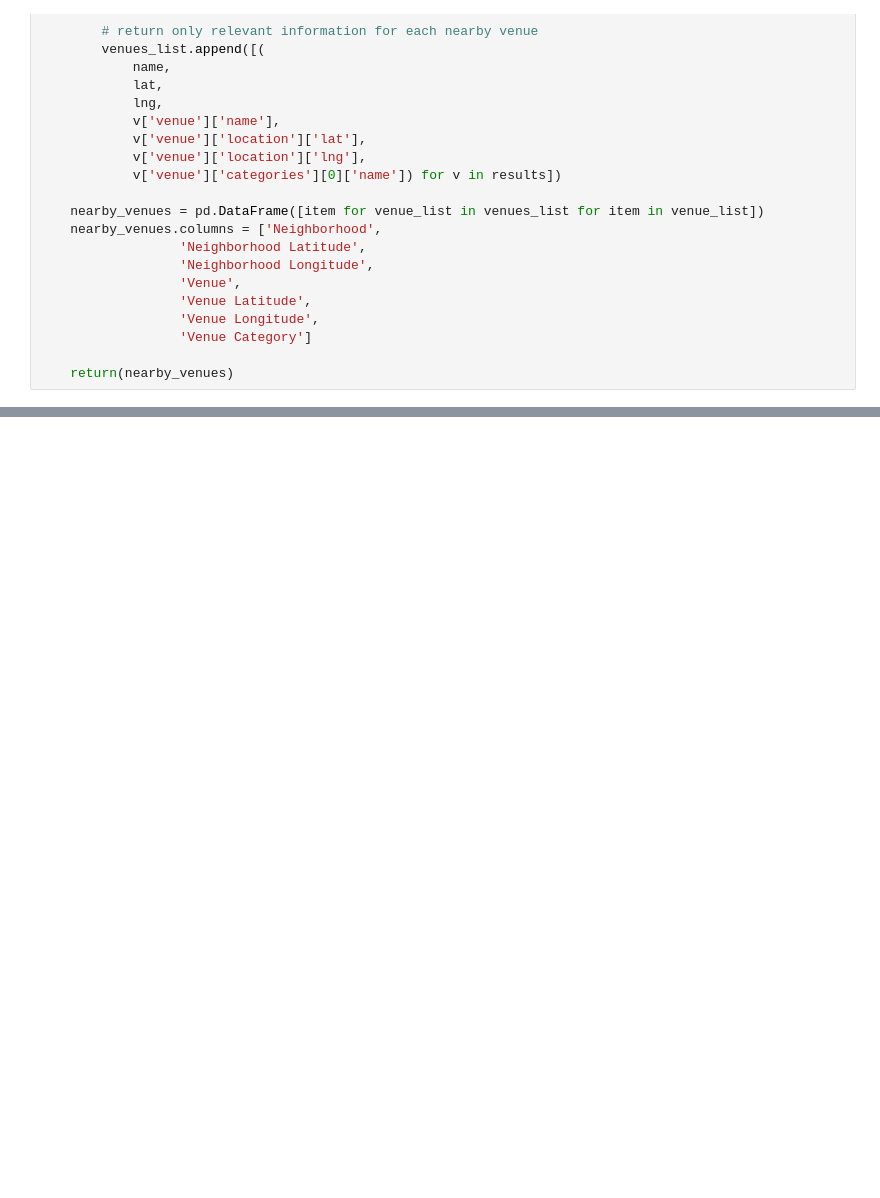
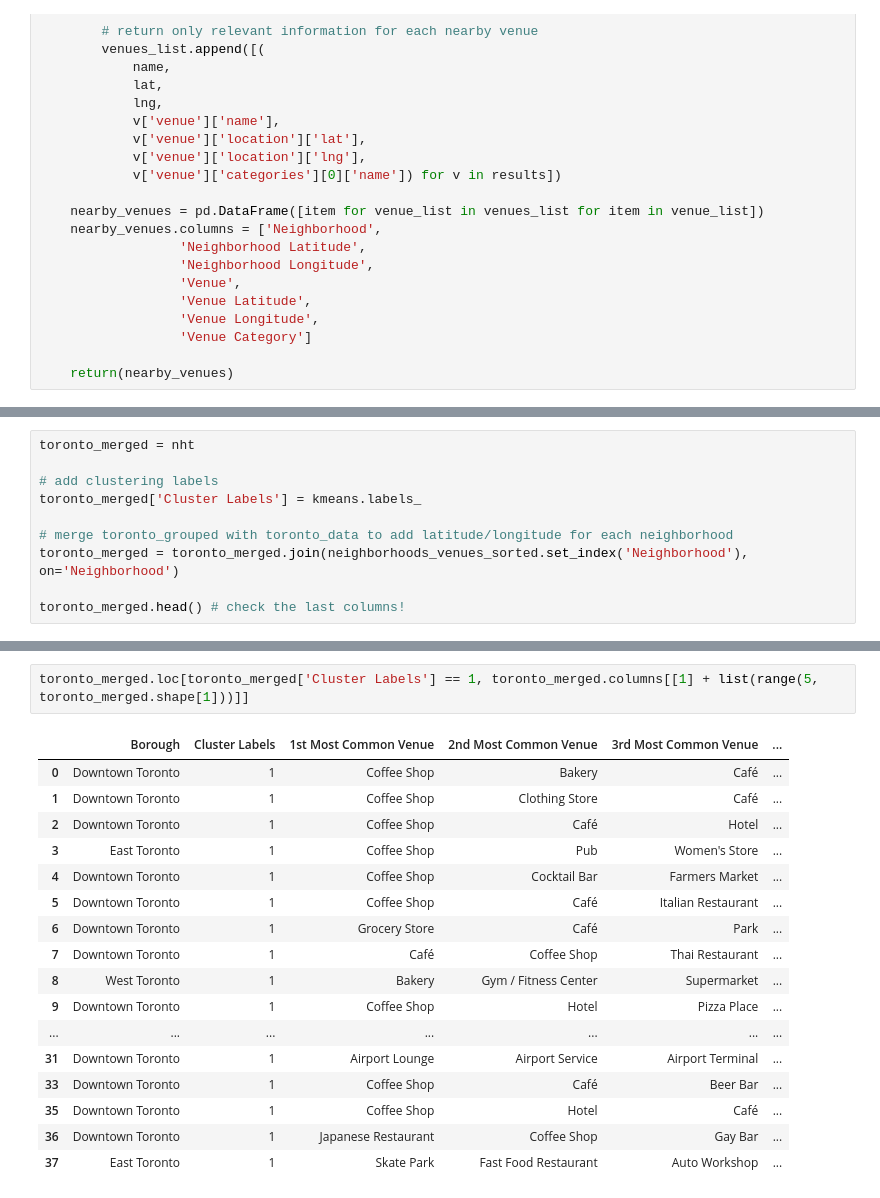
Before and after one commit to alidastgheib/coursera-capstone-project, a Jupyter notebook: Assignment of week 3 - part 3.ipynb, the cells around one changed output, grey strips where cells are left out. Drawn from its saved outputs; the diff is of its cells as text; blank space fills up the shorter version.

```diff
--- a/Assignment of week 3 - part 3.ipynb
+++ b/Assignment of week 3 - part 3.ipynb
@@ -308,0 +500,10 @@ def getNearbyVenues(names, latitudes, longitudes, radius=500):
+# %%
+toronto_merged = nht
+
+# add clustering labels
+toronto_merged['Cluster Labels'] = kmeans.labels_
+
+# merge toronto_grouped with toronto_data to add latitude/longitude for each neighborhood
+toronto_merged = toronto_merged.join(neighborhoods_venues_sorted.set_index('Neighborhood'), on='Neighborhood')
+
+toronto_merged.head() # check the last columns!
@@ -308,0 +551,20 @@ def getNearbyVenues(names, latitudes, longitudes, radius=500):
+# %%
+toronto_merged.loc[toronto_merged['Cluster Labels'] == 1, toronto_merged.columns[[1] + list(range(5, toronto_merged.shape[1]))]]
+# %% [output]
+|  | Borough | Cluster Labels | 1st Most Common Venue | 2nd Most Common Venue | 3rd Most Common Venue | ... |
+| 0 | Downtown Toronto | 1 | Coffee Shop | Bakery | Café | ... |
+| 1 | Downtown Toronto | 1 | Coffee Shop | Clothing Store | Café | ... |
+| 2 | Downtown Toronto | 1 | Coffee Shop | Café | Hotel | ... |
+| 3 | East Toronto | 1 | Coffee Shop | Pub | Women's Store | ... |
+| 4 | Downtown Toronto | 1 | Coffee Shop | Cocktail Bar | Farmers Market | ... |
+| 5 | Downtown Toronto | 1 | Coffee Shop | Café | Italian Restaurant | ... |
+| 6 | Downtown Toronto | 1 | Grocery Store | Café | Park | ... |
+| 7 | Downtown Toronto | 1 | Café | Coffee Shop | Thai Restaurant | ... |
+| 8 | West Toronto | 1 | Bakery | Gym / Fitness Center | Supermarket | ... |
+| 9 | Downtown Toronto | 1 | Coffee Shop | Hotel | Pizza Place | ... |
+| ... | ... | ... | ... | ... | ... | ... |
+| 31 | Downtown Toronto | 1 | Airport Lounge | Airport Service | Airport Terminal | ... |
+| 33 | Downtown Toronto | 1 | Coffee Shop | Café | Beer Bar | ... |
+| 35 | Downtown Toronto | 1 | Coffee Shop | Hotel | Café | ... |
+| 36 | Downtown Toronto | 1 | Japanese Restaurant | Coffee Shop | Gay Bar | ... |
+| 37 | East Toronto | 1 | Skate Park | Fast Food Restaurant | Auto Workshop | ... |
```
Also changed, not shown: parts of 41 cells of this notebook.
